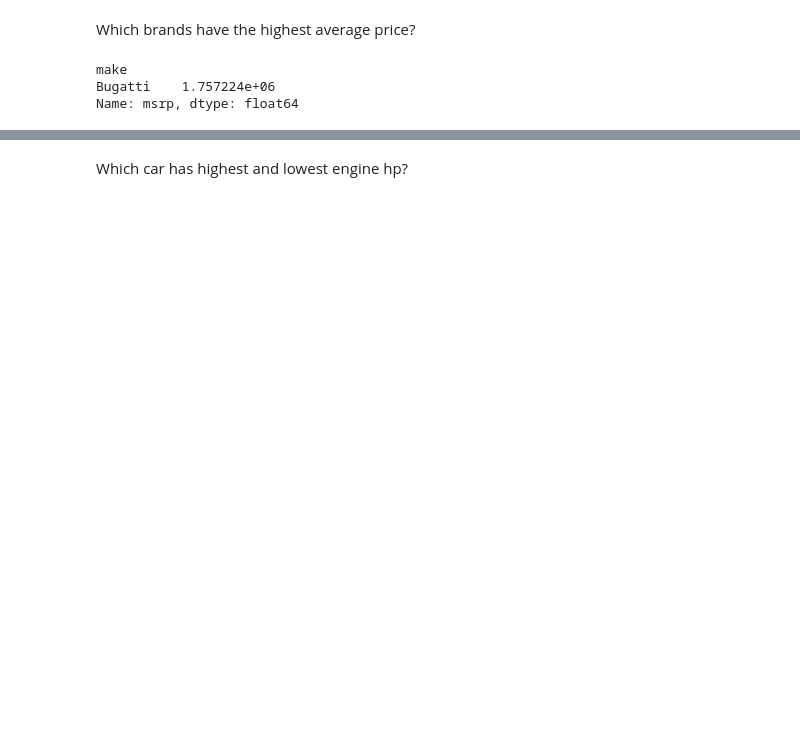
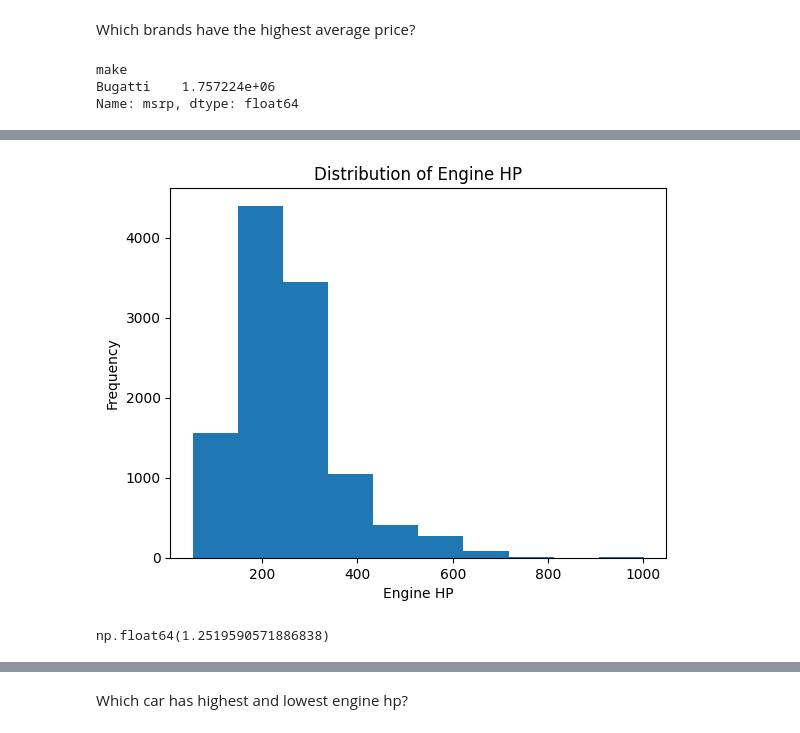
Before and after one commit to basmalamoataz/Samsung-car-price-analysis, a Jupyter notebook: Clean Data/statistics.ipynb, the cells around one changed output, grey strips where cells are left out. Cells and saved outputs as stored; diff of their text form; code cells hidden in the pictures; blank space fills up the shorter version.

```diff
--- a/Clean Data/statistics.ipynb
+++ b/Clean Data/statistics.ipynb
@@ -103,0 +178,13 @@ Name: msrp, dtype: float64
+# %%
+plt.hist(df['engine_hp'])
+
+plt.xlabel('Engine HP')
+plt.ylabel('Frequency')
+plt.title('Distribution of Engine HP')
+plt.show()
+# %% [output]
+[figure, added]
+# %%
+df['engine_hp'].skew()# it's right skewed
+# %% [output]
+np.float64(1.2519590571886838)
```
Also changed, not shown: parts of 45 cells of this notebook.
